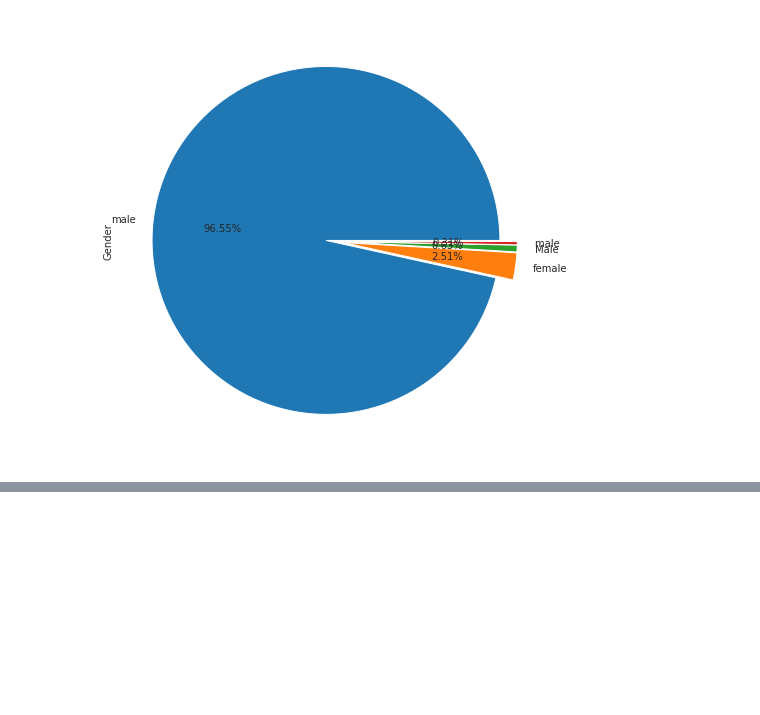
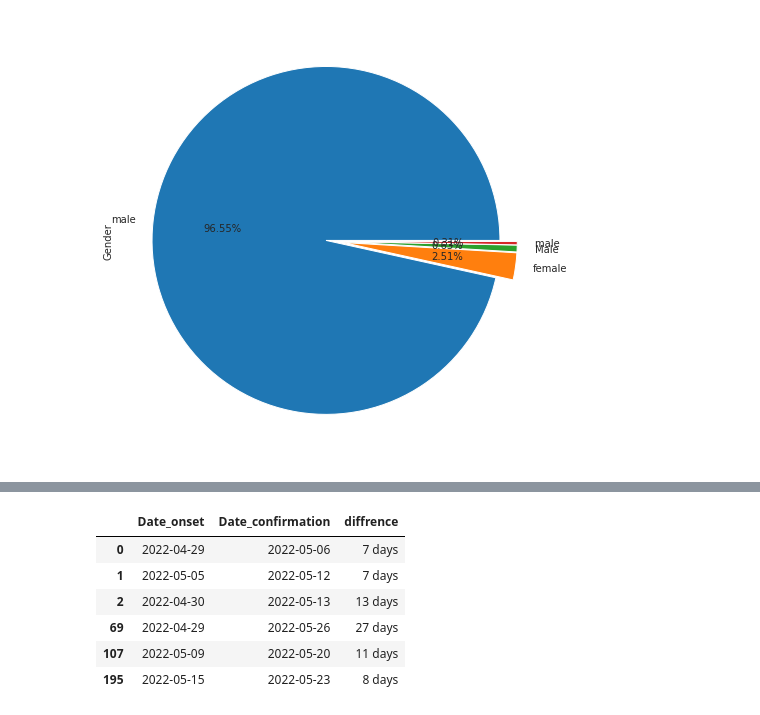
Before and after one commit to godwinnwalozie/Monkeypox-Outbreak-Year-2022-Data-Analysis, a Jupyter notebook: monkey_pox.ipynb, the cells around one changed output, grey strips where cells are left out. Saved outputs shown, nothing was run; the diff lists cells and outputs as text; code cells hidden in the pictures; blank space fills up the shorter version.

```diff
--- a/monkey_pox.ipynb
+++ b/monkey_pox.ipynb
@@ -160,0 +196,17 @@ mp.Gender.value_counts().plot(kind ='pie', explode = [0.05,0.05,0.05,0.05], auto
+# %%
+# convert to datetime
+mp.Date_confirmation = pd.to_datetime(mp["Date_confirmation"])
+mp.Date_onset = pd.to_datetime(mp["Date_onset"])
+# %%
+mp['diffrence'] = mp.Date_confirmation -mp.Date_onset
+# %%
+days_to_case = mp.loc[:, ['Date_onset', 'Date_confirmation', 'diffrence']].dropna(how = 'any')
+days_to_case
+# %% [output]
+|  | Date_onset | Date_confirmation | diffrence |
+| 0 | 2022-04-29 | 2022-05-06 | 7 days |
+| 1 | 2022-05-05 | 2022-05-12 | 7 days |
+| 2 | 2022-04-30 | 2022-05-13 | 13 days |
+| 69 | 2022-04-29 | 2022-05-26 | 27 days |
+| 107 | 2022-05-09 | 2022-05-20 | 11 days |
+| 195 | 2022-05-15 | 2022-05-23 | 8 days |
```
Also changed, not shown: parts of 6 cells of this notebook.
